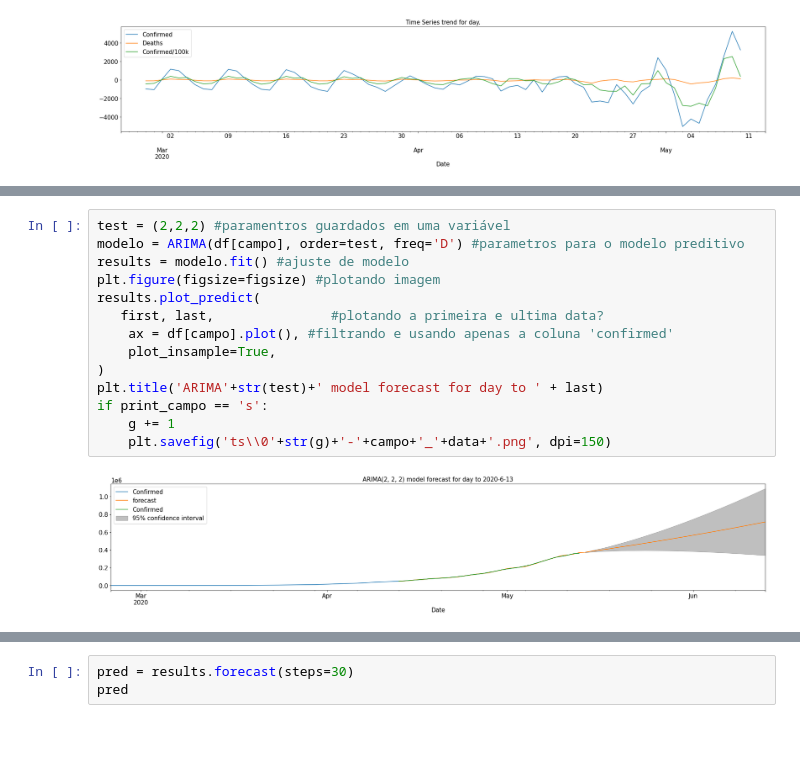
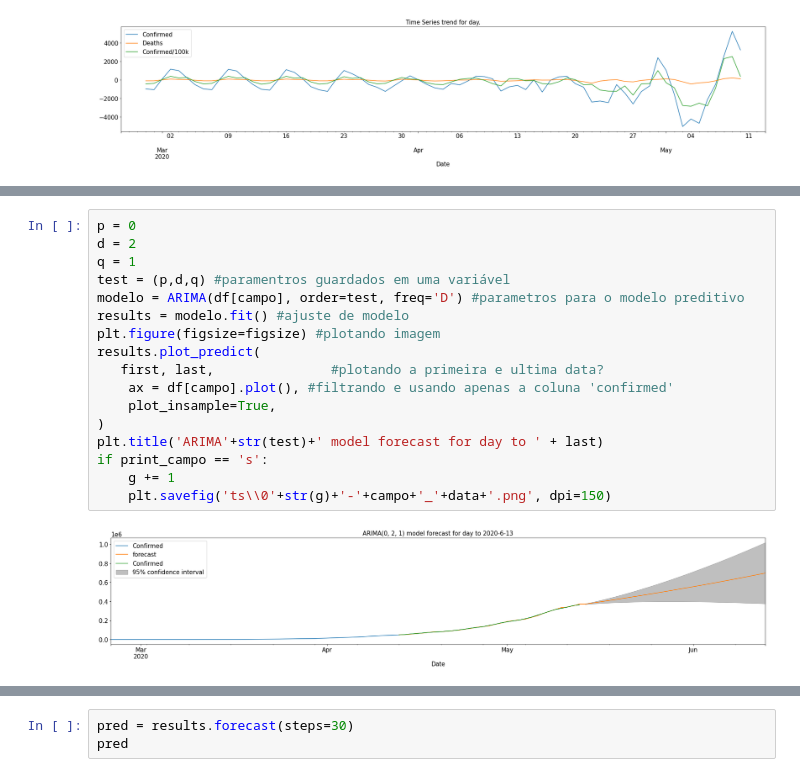
Before and after one commit to gfsilveira/covid, a Jupyter notebook: 02-Covid19-MunicipiosBR_TS.ipynb, the cells around one changed output, grey strips where cells are left out. Cells and saved outputs as stored; diff of their text form; blank space fills up the shorter version.

```diff
--- a/02-Covid19-MunicipiosBR_TS.ipynb
+++ b/02-Covid19-MunicipiosBR_TS.ipynb
@@ -301,21 +301,24 @@ MA.1            0.1984           -0.9801j            1.0000           -0.2182
 MA.2            0.1984           +0.9801j            1.0000            0.2182
 -----------------------------------------------------------------------------
 # %%
-test = (2,2,2) #paramentros guardados em uma variável
+p = 0
+d = 2
+q = 1
+test = (p,d,q) #paramentros guardados em uma variável
 modelo = ARIMA(df[campo], order=test, freq='D') #parametros para o modelo preditivo
 results = modelo.fit() #ajuste de modelo
 plt.figure(figsize=figsize) #plotando imagem
 results.plot_predict(
    first, last,               #plotando a primeira e ultima data?
     ax = df[campo].plot(), #filtrando e usando apenas a coluna 'confirmed'
     plot_insample=True,
 )
 plt.title('ARIMA'+str(test)+' model forecast for day to ' + last)
 if print_campo == 's':
     g += 1
     plt.savefig('ts\\0'+str(g)+'-'+campo+'_'+data+'.png', dpi=150)
 # %% [output]
-[figure, old version]
+[figure, new version]
 # %%
 results.summary()
 # %% [output]
```
Also changed, not shown: parts of 2 cells of this notebook, 15 other files.
